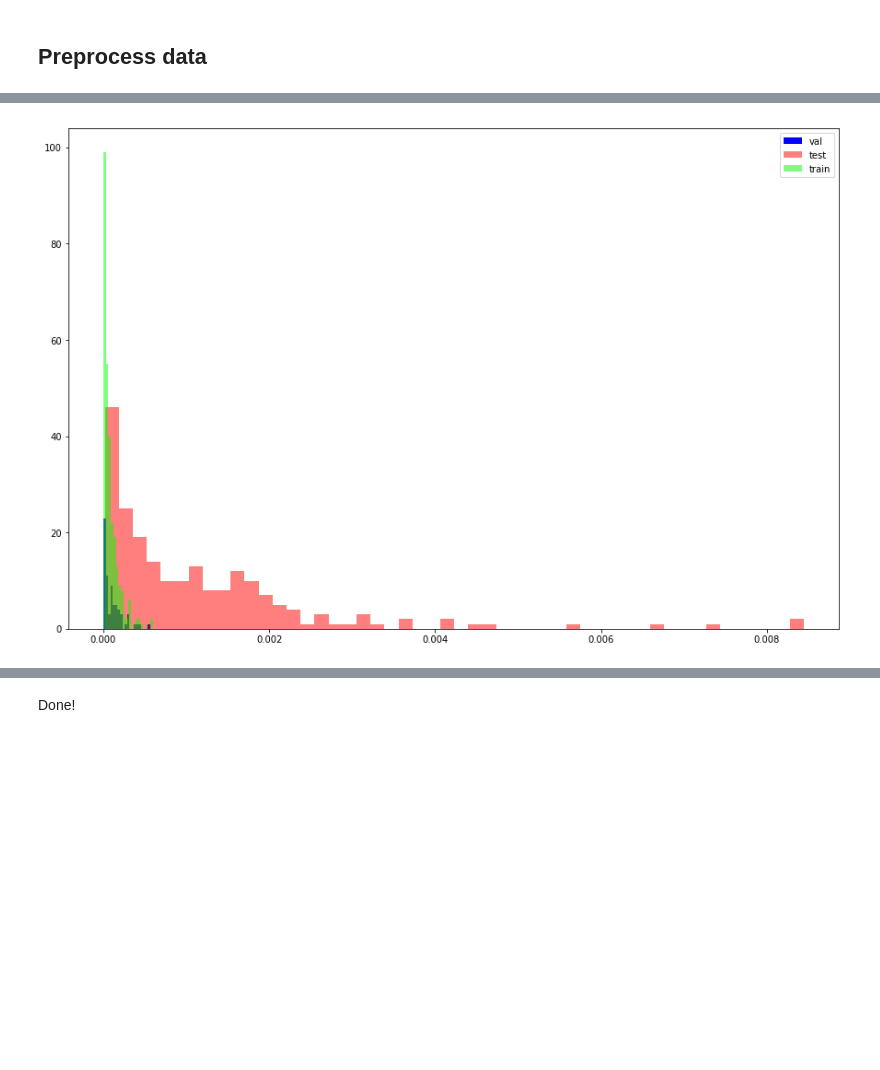
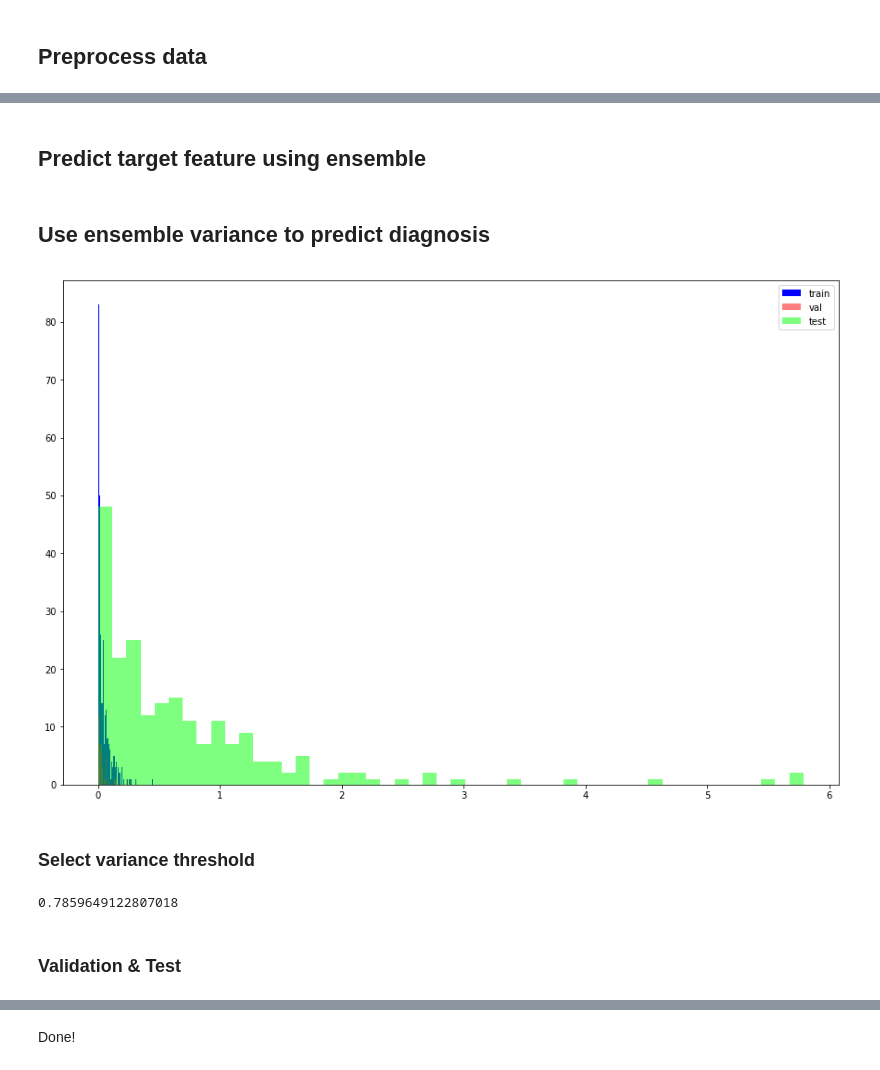
Before and after one commit to leoniloris/Visualization-In-Data-Science, a Jupyter notebook: ensembles/ensembles.ipynb, the cells around one changed output, grey strips where cells are left out. Cells and saved outputs as stored; diff of their text form; code cells hidden in the pictures; blank space fills up the shorter version.

```diff
--- a/ensembles/ensembles.ipynb
+++ b/ensembles/ensembles.ipynb
@@ -61,16 +102,17 @@ y_test = df_unhealthy[[REMOVE_FEATURES[0]]].values
 # %%
-def create_base_model(n_hidden):
-    i = Input((N_FEATURES, ))
-    h = Dense(n_hidden, kernel_initializer='normal', use_bias=True)(i)
+def create_base_model(input_size, n_hidden):
+    i = Input((input_size, ))
+    h = Dense(n_hidden, kernel_initializer='normal', use_bias=True, kernel_regularizer=l1_l2(l1=0.01, l2=0.01))(i)
+#     h = Dropout(0.6)(h)
     h = LeakyReLU()(h)
     o = Dense(1)(h)
     return Model(i, o)
 # %%
 models = []
 N_MODELS = 5
-n_hidden_neurons = 32
+n_hidden_neurons = 64
 for _ in range(N_MODELS):
-    models.append(create_base_model(n_hidden_neurons))
+    models.append(create_base_model(N_FEATURES, n_hidden_neurons))
 # %%
 models[0].summary()
 # %% [output]
@@ -142,31 +184,28 @@ Epoch 50/50
-# %%
-y_pred_test_average = []
-y_pred_val_average = []
-y_pred_train_average = []
-
-
-for model in models:
-    y_val_pred = model.predict(x_val)
-    y_test_pred = model.predict(x_test)
-    y_train_pred = model.predict(x_train)
-    y_pred_test_average.append(y_test_pred)
-    y_pred_val_average.append(y_val_pred)
-    y_pred_train_average.append(y_train_pred)
-
-
-y_pred_test_var = np.var(y_pred_test_average, axis=0)
-y_pred_val_var = np.var(y_pred_val_average, axis=0)
-y_pred_train_var = np.var(y_pred_train_average, axis=0)
-
-
-plt.figure(figsize=(15, 10))
-plt.hist(y_pred_val_var.flatten(), color='b',  bins=20, label='val')
-plt.hist(y_pred_test_var.flatten(), ls='dotted', lw=3, fc=(1, 0, 0, 0.5), bins=50, label='test')
-plt.hist(y_pred_train_var.flatten(), ls='dotted', lw=4, fc=(0, 1, 0, 0.5), bins=20, label='train')
-plt.legend()
-# plt.axis('equal')
-# plt.xlim(plt.xlim())
-# plt.ylim(plt.ylim())
-plt.show()
-# %% [output]
-[figure, removed]
+# %% [markdown]
+## Predict target feature using ensemble
+# %%
+y_train_preds = []
+y_val_preds = []
+y_test_preds = []
+
+for model in models:
+    y_train_preds.append(model.predict(x_train))
+    y_val_preds.append(model.predict(x_val))
+    y_test_preds.append(model.predict(x_test))
+# %% [markdown]
+## Use ensemble variance to predict diagnosis
+# %%
+y_train_preds_var = np.var(y_train_preds, axis=0)
+y_val_preds_var = np.var(y_val_preds, axis=0)
+y_test_preds_var = np.var(y_test_preds, axis=0)
+# %%
+plt.figure(figsize=(15, 10))
+plt.hist(y_train_preds_var, color='b',  bins=50, label='train')
+plt.hist(y_val_preds_var, fc=(1, 0, 0, 0.5), bins=50, label='val')
+plt.hist(y_test_preds_var, fc=(0, 1, 0, 0.5), bins=50, label='test')
+plt.legend()
+plt.show()
+# %% [output]
+[figure, added]
+# %% [markdown]
+### Select variance threshold
@@ -172,0 +214,7 @@ plt.show()
+# %%
+train_acc = (y_train_preds_var < threshold_var).mean()
+print(train_acc)
+# %% [output]
+0.7859649122807018
+# %% [markdown]
+### Validation & Test
```
Also changed, not shown: parts of 55 cells of this notebook, 1 other file.
